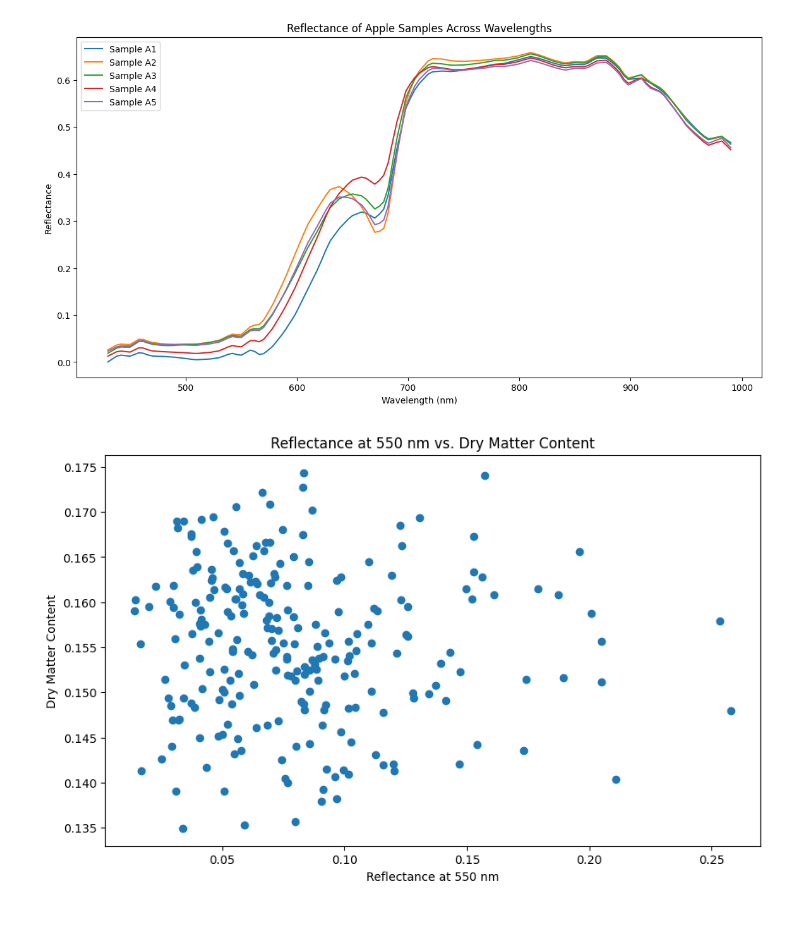
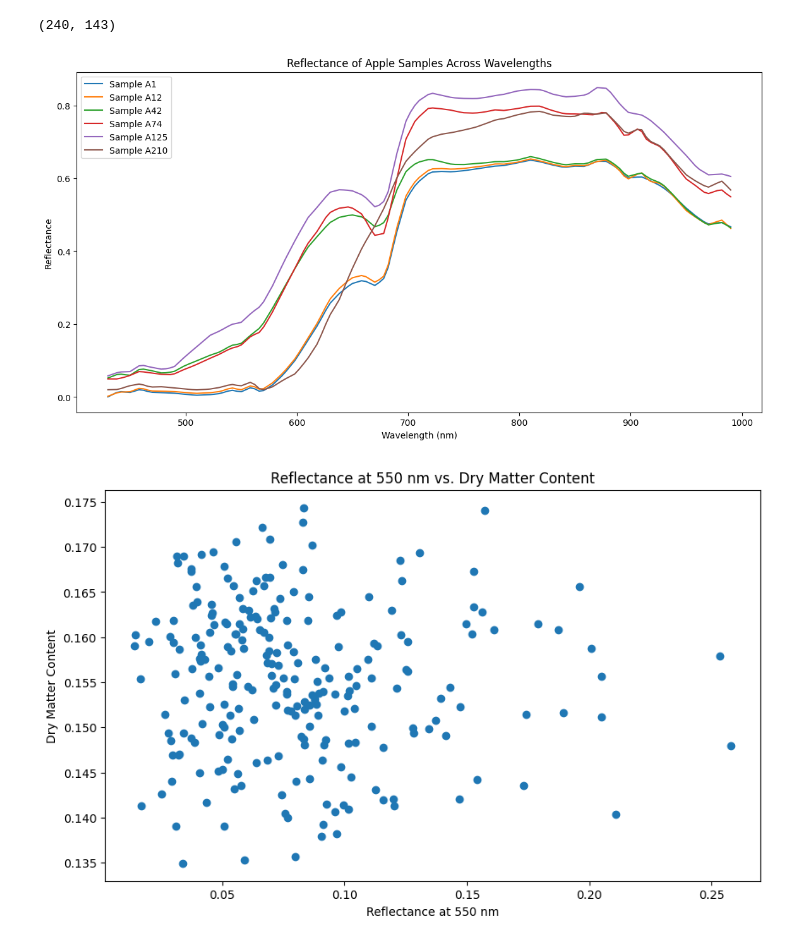
Before and after one commit to NavaSergio/python_autoestudio, a Jupyter notebook: Manzana/Manzanas.ipynb, the cells around one changed output. Drawn from its saved outputs; the diff is of its cells as text; code cells hidden in the pictures.

```diff
--- a/Manzana/Manzanas.ipynb
+++ b/Manzana/Manzanas.ipynb
@@ -6,24 +6,27 @@ import pandas as pd
 
 # Load the CSV file into a DataFrame
 apple_df = pd.read_csv('Apple.csv')
+apple_df.shape
+# %% [output]
+(240, 143)
 # %%
 
 # Select a few samples to plot reflectance
-sample_ids = [0, 1, 2, 3, 4]
+sample_ids = [0, 11, 41, 73, 124, 209]
 wavelengths = apple_df.columns[2:].astype(int)  # Extract wavelengths
 
 plt.figure(figsize=(14, 7))
 
 for sample_id in sample_ids:
     plt.plot(wavelengths, apple_df.iloc[sample_id, 2:], label=f'Sample {apple_df.iloc[sample_id, 0]}')
 
 plt.xlabel('Wavelength (nm)')
 plt.ylabel('Reflectance')
 plt.title('Reflectance of Apple Samples Across Wavelengths')
 plt.legend()
 plt.show()
 # %% [output]
-[figure, old version]
+[figure, new version]
 # %%
 
 # Scatter plot of reflectance at 550 nm vs. dry matter content
```
Also changed, not shown: parts of 7 cells of this notebook, 3 other files.
